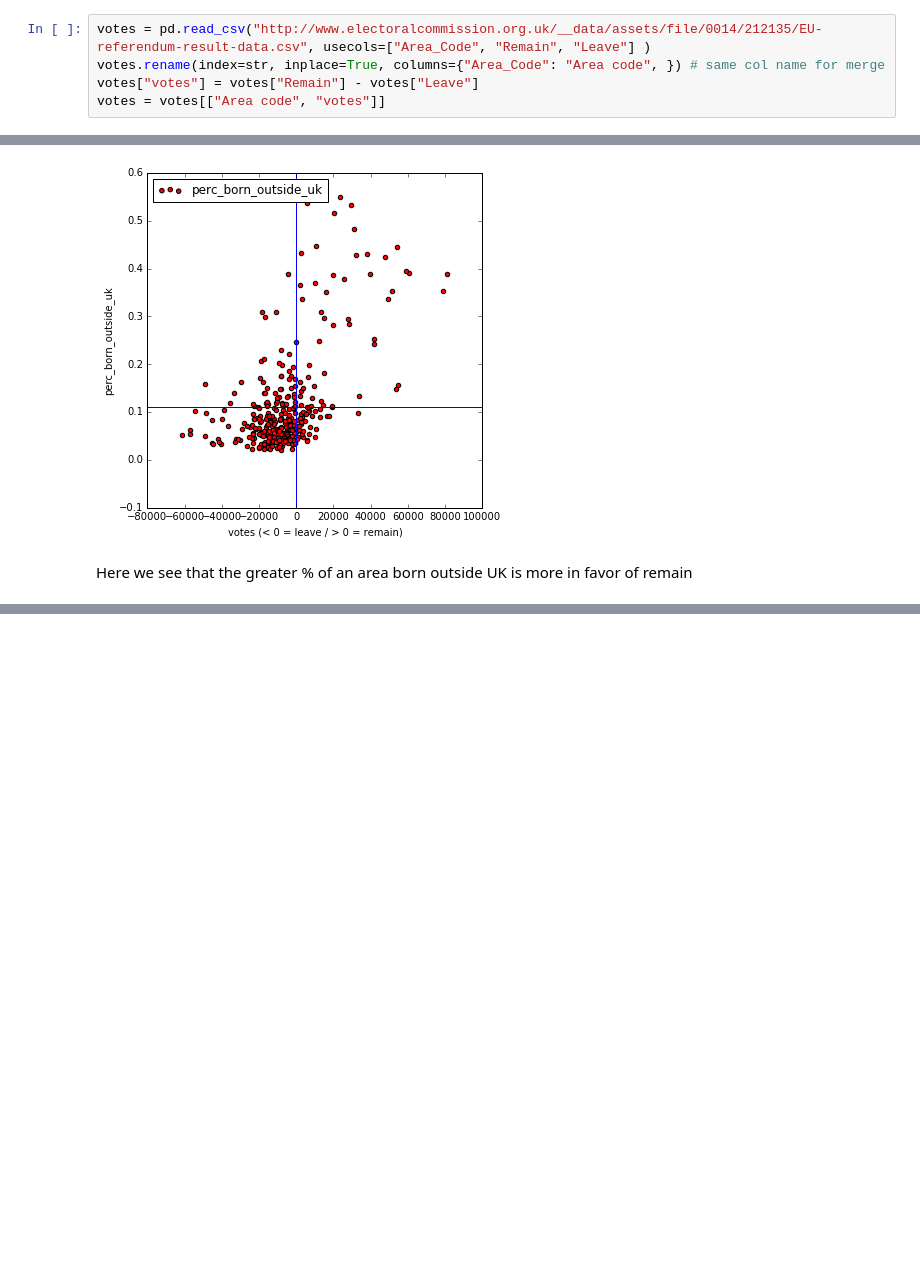
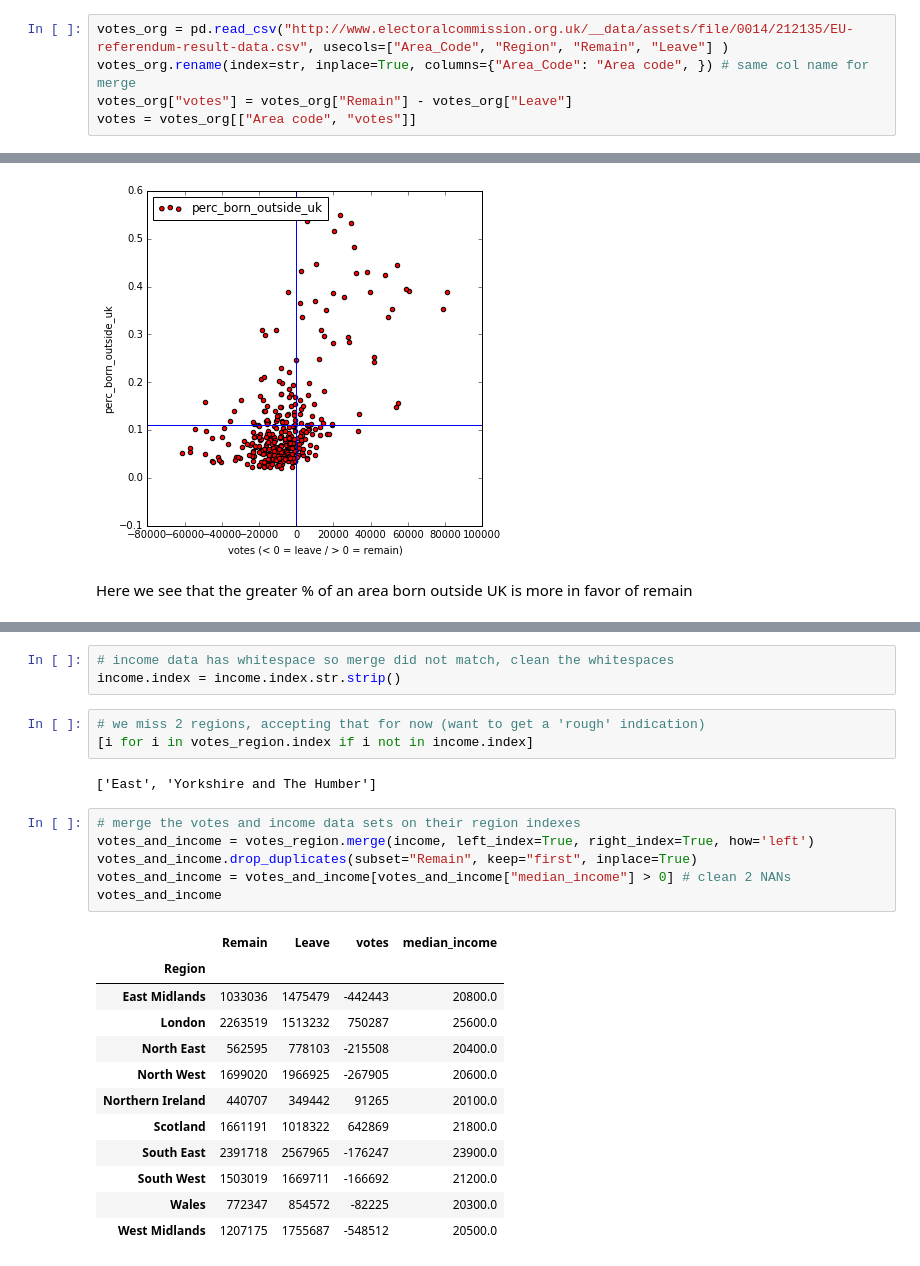
Before and after one commit to bbelderbos/brexit-pandas, a Jupyter notebook: brexit_demographics.ipynb, the cells around one changed output, grey strips where cells are left out. Saved outputs shown, nothing was run; the diff lists cells and outputs as text; blank space fills up the shorter version.

```diff
--- a/brexit_demographics.ipynb
+++ b/brexit_demographics.ipynb
@@ -18,10 +18,10 @@ census_data = {
 # %% [markdown]
 Load in the votes data and calculate the diff Remain - Leave (so negative is "in favor of Leave")
 # %%
-votes = pd.read_csv("http://www.electoralcommission.org.uk/__data/assets/file/0014/212135/EU-referendum-result-data.csv", usecols=["Area_Code", "Remain", "Leave"] )
-votes.rename(index=str, inplace=True, columns={"Area_Code": "Area code", }) # same col name for merge
-votes["votes"] = votes["Remain"] - votes["Leave"]
-votes = votes[["Area code", "votes"]]
+votes_org = pd.read_csv("http://www.electoralcommission.org.uk/__data/assets/file/0014/212135/EU-referendum-result-data.csv", usecols=["Area_Code", "Region", "Remain", "Leave"] )
+votes_org.rename(index=str, inplace=True, columns={"Area_Code": "Area code", }) # same col name for merge
+votes_org["votes"] = votes_org["Remain"] - votes_org["Leave"]
+votes = votes_org[["Area code", "votes"]]
 # %%
 votes.head(2)
 # %% [output]
@@ -139,0 +179,27 @@ Here we see that the greater % of an area born outside UK is more in favor of re
+# %%
+# income data has whitespace so merge did not match, clean the whitespaces
+income.index = income.index.str.strip()
+# %%
+# we miss 2 regions, accepting that for now (want to get a 'rough' indication)
+[i for i in votes_region.index if i not in income.index]
+# %% [output]
+['East', 'Yorkshire and The Humber']
+# %%
+# merge the votes and income data sets on their region indexes
+votes_and_income = votes_region.merge(income, left_index=True, right_index=True, how='left')
+votes_and_income.drop_duplicates(subset="Remain", keep="first", inplace=True)
+votes_and_income = votes_and_income[votes_and_income["median_income"] > 0] # clean 2 NANs
+votes_and_income
+# %% [output]
+|  | Remain | Leave | votes | median_income |
+| Region |  |  |  |  |
+| East Midlands | 1033036 | 1475479 | -442443 | 20800.0 |
+| London | 2263519 | 1513232 | 750287 | 25600.0 |
+| North East | 562595 | 778103 | -215508 | 20400.0 |
+| North West | 1699020 | 1966925 | -267905 | 20600.0 |
+| Northern Ireland | 440707 | 349442 | 91265 | 20100.0 |
+| Scotland | 1661191 | 1018322 | 642869 | 21800.0 |
+| South East | 2391718 | 2567965 | -176247 | 23900.0 |
+| South West | 1503019 | 1669711 | -166692 | 21200.0 |
+| Wales | 772347 | 854572 | -82225 | 20300.0 |
+| West Midlands | 1207175 | 1755687 | -548512 | 20500.0 |
```
Also changed, not shown: parts of 9 cells of this notebook.
